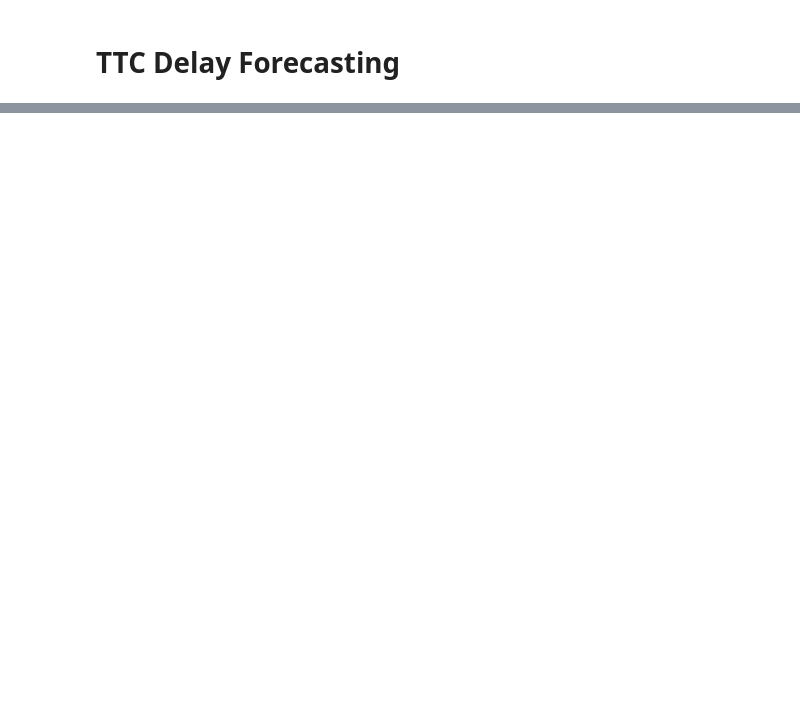
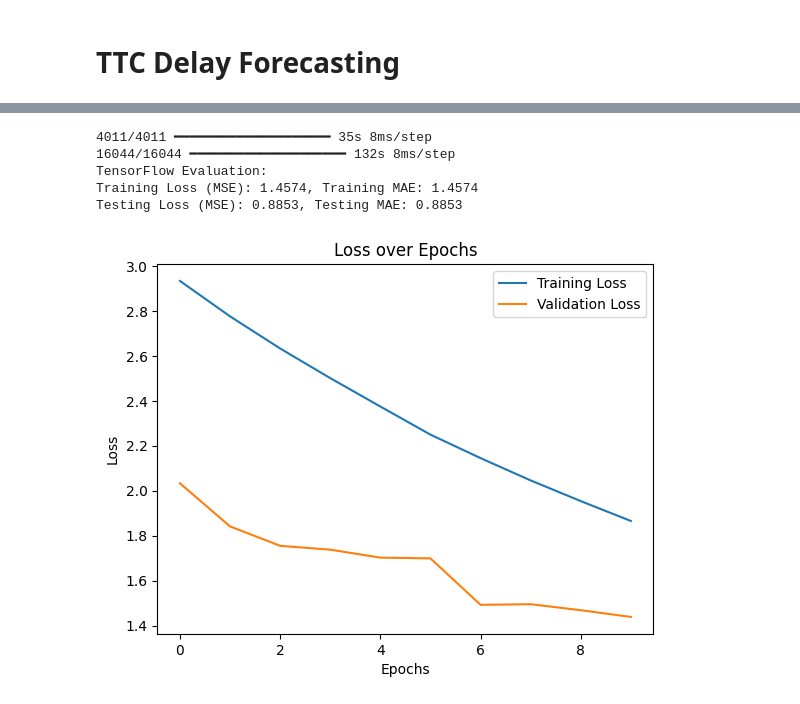
Before and after one commit to jaden-hong/AISE4010_project, a Jupyter notebook: ttc_project.ipynb, the cells around one changed output, grey strips where cells are left out. Saved outputs shown, nothing was run; the diff lists cells and outputs as text; code cells hidden in the pictures; blank space fills up the shorter version.

```diff
--- a/ttc_project.ipynb
+++ b/ttc_project.ipynb
@@ -235,0 +240,19 @@ def create_sliding_windows(df, n_steps, n_outputs, target_column):
+# %%
+#getting data
+type = 'bus'
+start_year = 2014 #min
+end_year = 2023 #max
+
+#number of outputs: (how many points ahead to forecast)
+
+n_outputs = 8 #forecasting 1 hours of delays(4 delays / hour * 2 hours)
+n_steps = 50# how many points to use # assuming about 4 delays per hour * 24 hours / day ~ 100 points of data
+
+print("Loading data")
+X_train, X_test, y_train, y_test, scaler = getXandY(n_outputs,n_steps,type,start_year,end_year)
+print("Finished loading data")
+
+print("x train shape:", X_train.shape)
+print("x test shape:", X_test.shape)
+print("y train shape:", y_train.shape)
+print("y test shape:", y_test.shape)
@@ -314,0 +375,31 @@ test_model(history,lstm_model,X_train, X_test, y_train, y_test)
+# %%
+#Testing model:
+# getting predictions of model:
+y_test_pred = lstm_model.predict(X_test)
+y_train_pred = lstm_model.predict(X_train)
+
+train_loss, train_mae = lstm_model.evaluate(X_train, y_train, verbose=0)
+test_loss, test_mae = lstm_model.evaluate(X_test, y_test, verbose=0)
+
+# # print("Predictions:", y_pred)
+
+# Print model evaluation results
+print(f"TensorFlow Evaluation:")
+print(f"Training Loss (MSE): {train_loss:.4f}, Training MAE: {train_mae:.4f}")
+print(f"Testing Loss (MSE): {test_loss:.4f}, Testing MAE: {test_mae:.4f}")
+
+
+plt.plot(history.history['loss'], label='Training Loss')
+plt.plot(history.history['val_loss'], label='Validation Loss')
+plt.title('Loss over Epochs')
+plt.xlabel('Epochs')
+plt.ylabel('Loss')
+plt.legend()
+plt.show()
+# %% [output]
+4011/4011 ━━━━━━━━━━━━━━━━━━━━ 35s 8ms/step
+16044/16044 ━━━━━━━━━━━━━━━━━━━━ 132s 8ms/step
+TensorFlow Evaluation:
+Training Loss (MSE): 1.4574, Training MAE: 1.4574
+Testing Loss (MSE): 0.8853, Testing MAE: 0.8853
+[figure, added]
```
Also changed, not shown: parts of 14 cells of this notebook.
